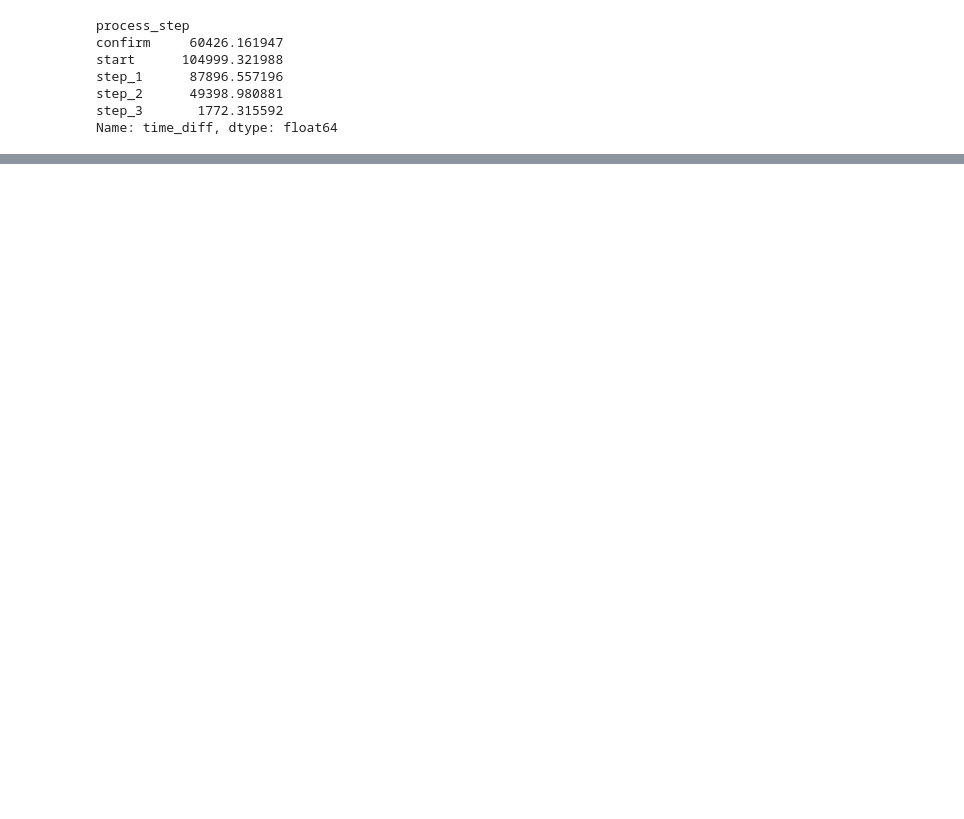
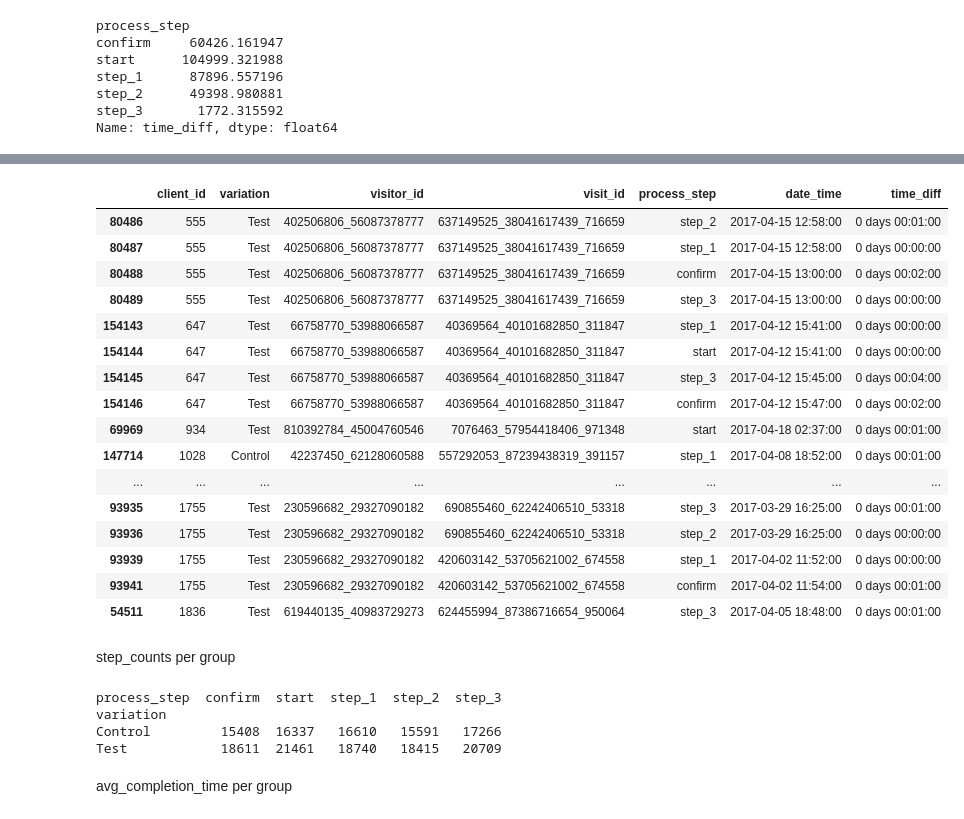
Before and after one commit to iSundhararajan/Project_2_IronHack, a Jupyter notebook: experiment_analysis.ipynb, the cells around one changed output, grey strips where cells are left out. Saved outputs shown, nothing was run; the diff lists cells and outputs as text; code cells hidden in the pictures; blank space fills up the shorter version.

```diff
--- a/experiment_analysis.ipynb
+++ b/experiment_analysis.ipynb
@@ -282,0 +320,2 @@ print(duplicates)
+# %%
+merged_df = merged_df.dropna()
@@ -282,0 +352,39 @@ print(duplicates)
+# %%
+# filtered_df = merged_df.drop_duplicates(subset=['process_step'], keep='first')
+# .drop_duplicates(subset=['visitor_id'])
+# filtered_df.head(50)
+
+merged_df = merged_df.sort_values(by=['client_id', 'date_time'])
+filtered_df = merged_df.drop_duplicates(subset=['client_id', 'process_step'], keep='first')
+filtered_df.head(50)
+# %% [output]
+|  | client_id | variation | visitor_id | visit_id | process_step | date_time | time_diff |
+| 80486 | 555 | Test | 402506806_56087378777 | 637149525_38041617439_716659 | step_2 | 2017-04-15 12:58:00 | 0 days 00:01:00 |
+| 80487 | 555 | Test | 402506806_56087378777 | 637149525_38041617439_716659 | step_1 | 2017-04-15 12:58:00 | 0 days 00:00:00 |
+| 80488 | 555 | Test | 402506806_56087378777 | 637149525_38041617439_716659 | confirm | 2017-04-15 13:00:00 | 0 days 00:02:00 |
+| 80489 | 555 | Test | 402506806_56087378777 | 637149525_38041617439_716659 | step_3 | 2017-04-15 13:00:00 | 0 days 00:00:00 |
+| 154143 | 647 | Test | 66758770_53988066587 | 40369564_40101682850_311847 | step_1 | 2017-04-12 15:41:00 | 0 days 00:00:00 |
+| 154144 | 647 | Test | 66758770_53988066587 | 40369564_40101682850_311847 | start | 2017-04-12 15:41:00 | 0 days 00:00:00 |
+| 154145 | 647 | Test | 66758770_53988066587 | 40369564_40101682850_311847 | step_3 | 2017-04-12 15:45:00 | 0 days 00:04:00 |
+| 154146 | 647 | Test | 66758770_53988066587 | 40369564_40101682850_311847 | confirm | 2017-04-12 15:47:00 | 0 days 00:02:00 |
+| 69969 | 934 | Test | 810392784_45004760546 | 7076463_57954418406_971348 | start | 2017-04-18 02:37:00 | 0 days 00:01:00 |
+| 147714 | 1028 | Control | 42237450_62128060588 | 557292053_87239438319_391157 | step_1 | 2017-04-08 18:52:00 | 0 days 00:01:00 |
+| ... | ... | ... | ... | ... | ... | ... | ... |
+| 93935 | 1755 | Test | 230596682_29327090182 | 690855460_62242406510_53318 | step_3 | 2017-03-29 16:25:00 | 0 days 00:01:00 |
+| 93936 | 1755 | Test | 230596682_29327090182 | 690855460_62242406510_53318 | step_2 | 2017-03-29 16:25:00 | 0 days 00:00:00 |
+| 93939 | 1755 | Test | 230596682_29327090182 | 420603142_53705621002_674558 | step_1 | 2017-04-02 11:52:00 | 0 days 00:00:00 |
+| 93941 | 1755 | Test | 230596682_29327090182 | 420603142_53705621002_674558 | confirm | 2017-04-02 11:54:00 | 0 days 00:01:00 |
+| 54511 | 1836 | Test | 619440135_40983729273 | 624455994_87386716654_950064 | step_3 | 2017-04-05 18:48:00 | 0 days 00:01:00 |
+# %% [markdown]
+step_counts per group
+# %%
+# Gets count of how many people were in each step of the process, in each variation group
+step_counts = filtered_df.groupby(['variation', 'process_step']).size().unstack(fill_value=0)
+print(step_counts)
+# %% [output]
+process_step  confirm  start  step_1  step_2  step_3
+variation
+Control         15408  16337   16610   15591   17266
+Test            18611  21461   18740   18415   20709
+# %% [markdown]
+avg_completion_time per group
```
Also changed, not shown: parts of 33 cells of this notebook, 2 other files.
